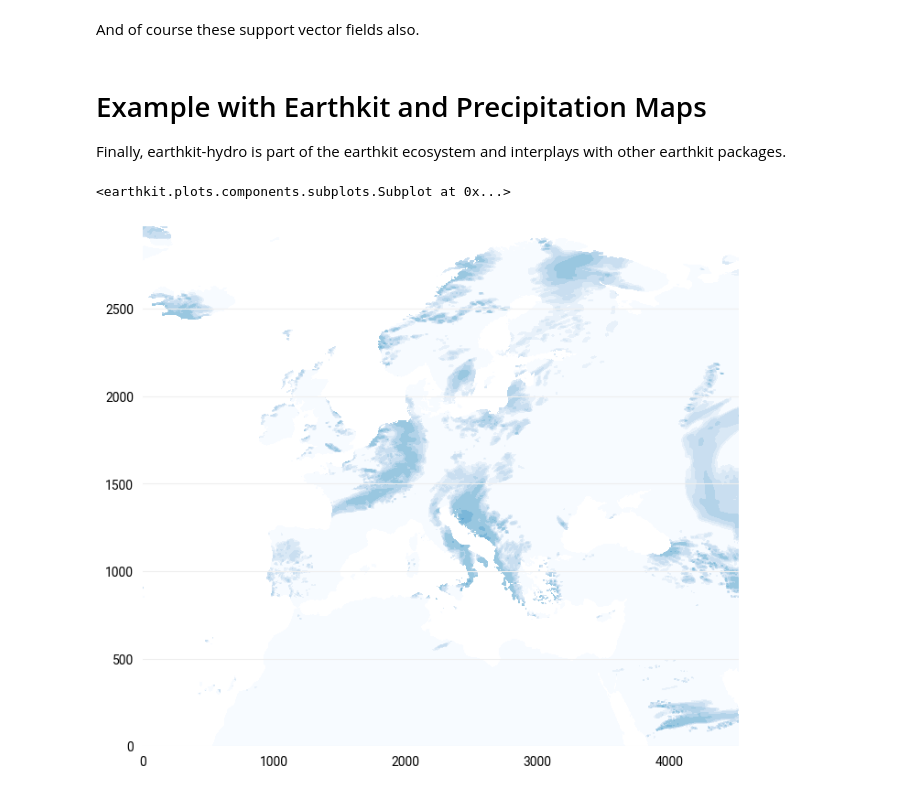
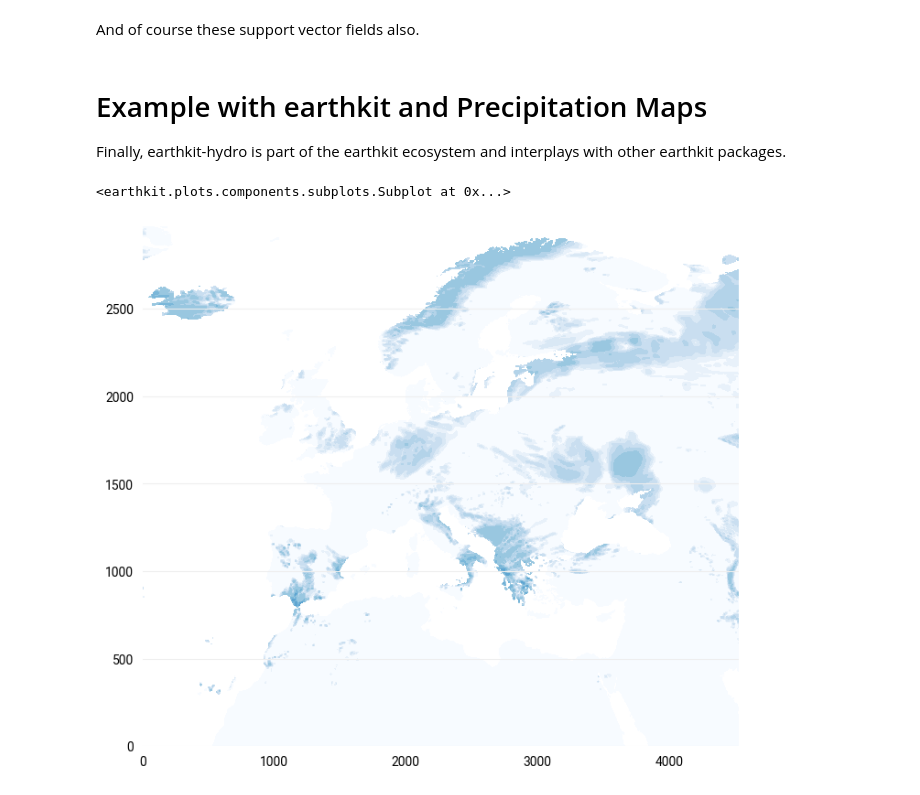
Before and after one commit to ecmwf/earthkit-hydro, a Jupyter notebook: docs/notebooks/example.ipynb, the cells around one changed output. Drawn from its saved outputs; the diff is of its cells as text; code cells hidden in the pictures.

Commit message:
update example notebook to use ekd sample precip data

```diff
--- a/docs/notebooks/example.ipynb
+++ b/docs/notebooks/example.ipynb
@@ -234,7 +249,7 @@ And of course these support vector fields also.
 random_field = np.random.rand(3,4,*river_network.shape)
 downstream_field = ekh.move_upstream(river_network, random_field)
 # %% [markdown]
-# Example with Earthkit and Precipitation Maps
+# Example with earthkit and Precipitation Maps
 
 Finally, earthkit-hydro is part of the earthkit ecosystem and interplays with other earthkit packages.
 # %%
@@ -244,15 +259,16 @@ style = ekp.styles.Style(
     extend="max",
 )
 # %%
+# load example precipitation field
 precipitation_field = ekd.from_source(
-    "file",
-    "example_precipitation.nc",
+    "sample",
+    "R06a.nc",
 )[0].to_numpy()
 
 qplot.contourf(precipitation_field[::-1, :], style=style)
 # %% [output]
 <earthkit.plots.components.subplots.Subplot at 0x...>
-[figure, old version]
+[figure, new version]
 # %%
 accuflux_field = ekh.flow_downstream(river_network, precipitation_field)
 qplot.contourf(accuflux_field[::-1, :], style=style)
```
Also changed, not shown: parts of 18 cells of this notebook.
